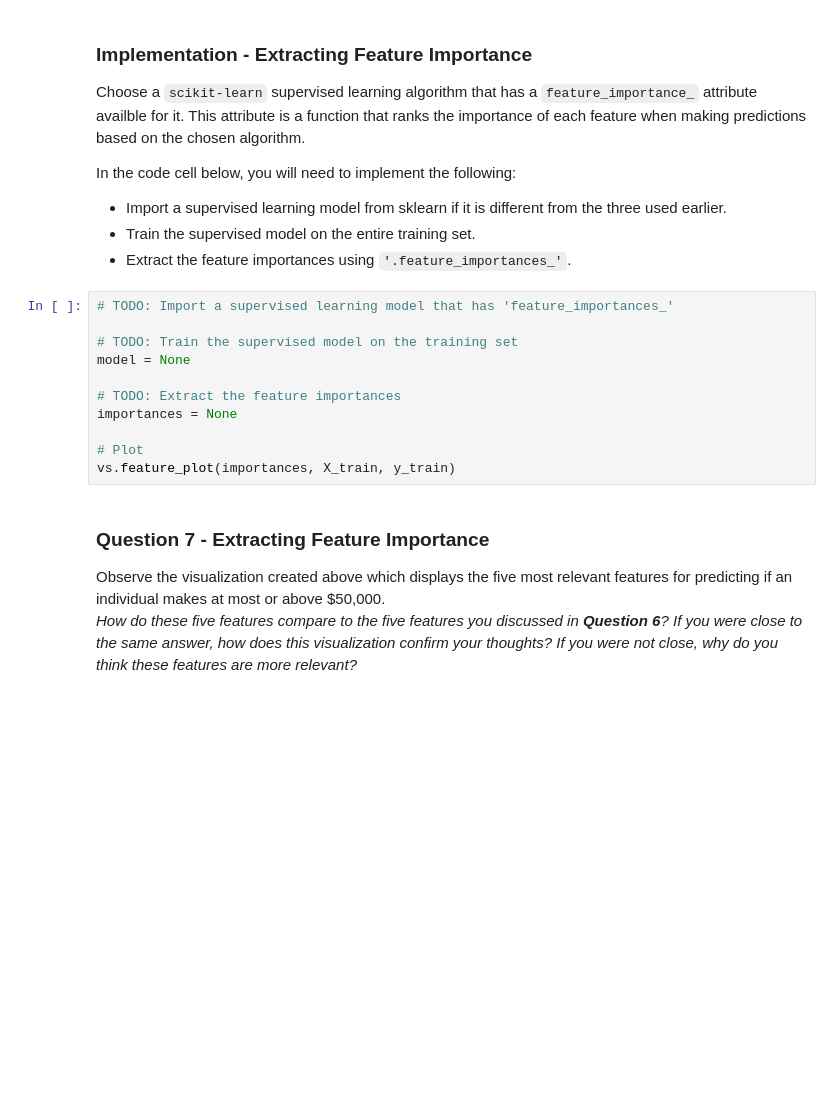
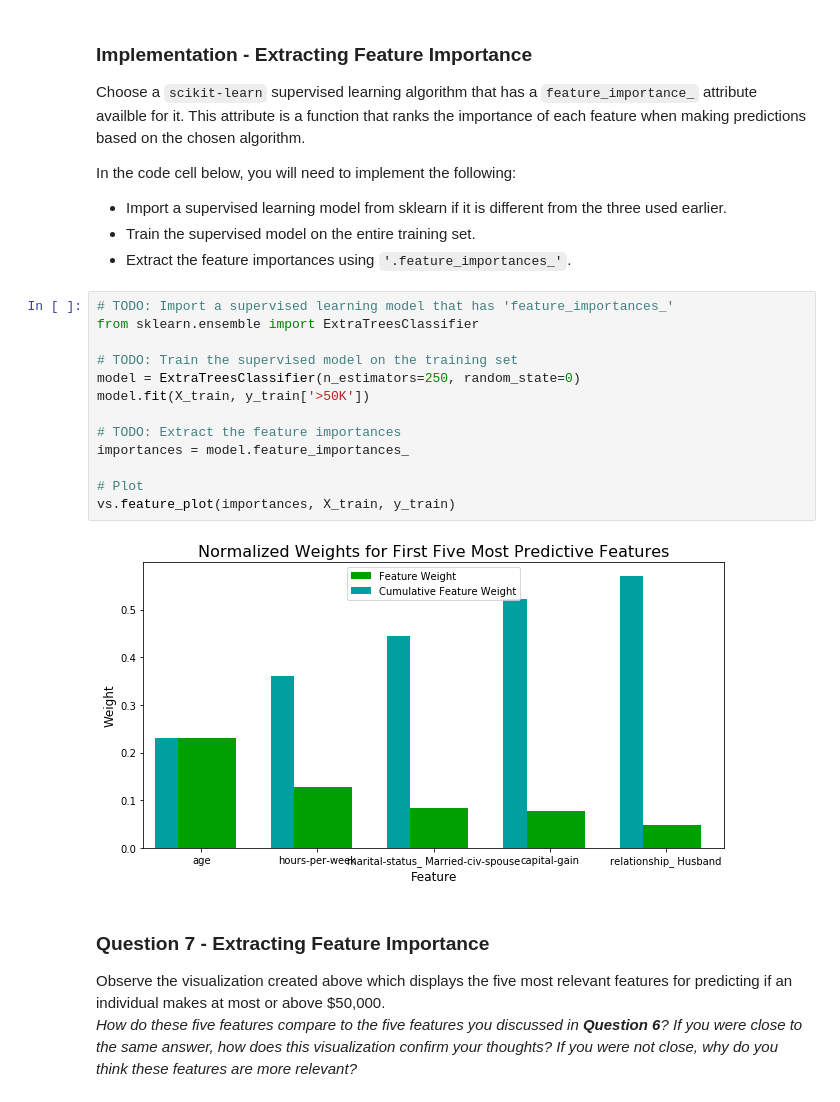
Before and after one commit to JoenyBui/machine-learning-personal, a Jupyter notebook: projects/finding_donors/finding_donors.ipynb, the cells around one changed output. Drawn from its saved outputs; the diff is of its cells as text; blank space fills up the shorter version.

```diff
--- a/projects/finding_donors/finding_donors.ipynb
+++ b/projects/finding_donors/finding_donors.ipynb
@@ -494,15 +595,19 @@ In the code cell below, you will need to implement the following:
  - Extract the feature importances using `'.feature_importances_'`.
 # %%
 # TODO: Import a supervised learning model that has 'feature_importances_'
+from sklearn.ensemble import ExtraTreesClassifier
 
 # TODO: Train the supervised model on the training set
-model = None
+model = ExtraTreesClassifier(n_estimators=250, random_state=0)
+model.fit(X_train, y_train['>50K'])
 
 # TODO: Extract the feature importances
-importances = None
+importances = model.feature_importances_
 
 # Plot
 vs.feature_plot(importances, X_train, y_train)
+# %% [output]
+[figure, added]
 # %% [markdown]
 ### Question 7 - Extracting Feature Importance
 
```
Also changed, not shown: parts of 33 cells of this notebook, 1 other file.
